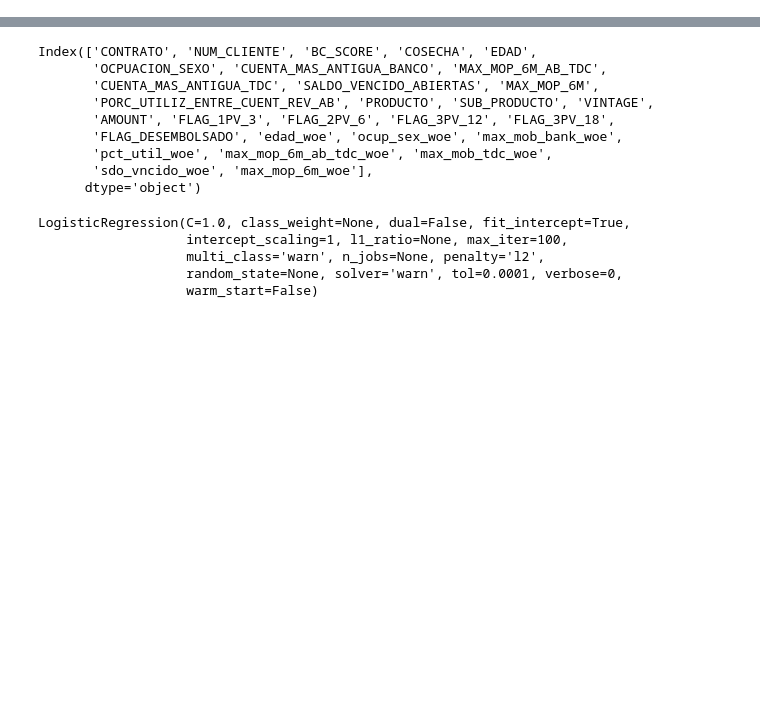
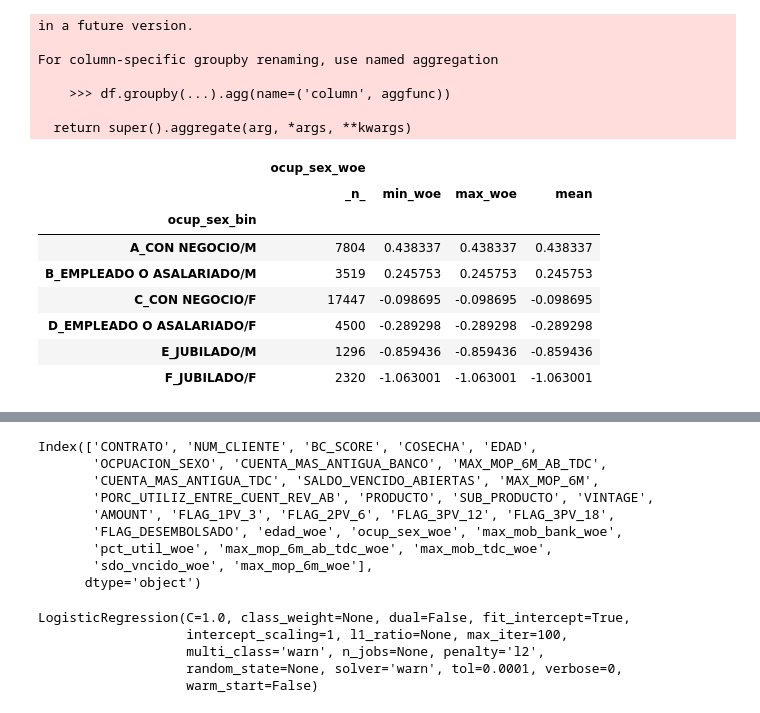
Before and after one commit to MarcoBrac/Test, a Jupyter notebook: test2.ipynb, the cells around one changed output, grey strips where cells are left out. Saved outputs shown, nothing was run; the diff lists cells and outputs as text; code cells hidden in the pictures; blank space fills up the shorter version.

```diff
--- a/test2.ipynb
+++ b/test2.ipynb
@@ -205,0 +330,22 @@ df2.to_csv('tb_modelo_hit_woe')
+# %%
+df2.groupby('ocup_sex_bin').aggregate({'ocup_sex_woe' : {'_n_' : 'count'
+                                    ,'min_woe' : np.min
+                                    ,'max_woe' : np.max
+                                    ,'mean'    : np.mean}})
+# %% [output]
+in a future version.
+
+For column-specific groupby renaming, use named aggregation
+
+    >>> df.groupby(...).agg(name=('column', aggfunc))
+
+  return super().aggregate(arg, *args, **kwargs)
+|  | ocup_sex_woe |  |  |  |
+|  | _n_ | min_woe | max_woe | mean |
+| ocup_sex_bin |  |  |  |  |
+| A_CON NEGOCIO/M | 7804 | 0.438337 | 0.438337 | 0.438337 |
+| B_EMPLEADO O ASALARIADO/M | 3519 | 0.245753 | 0.245753 | 0.245753 |
+| C_CON NEGOCIO/F | 17447 | -0.098695 | -0.098695 | -0.098695 |
+| D_EMPLEADO O ASALARIADO/F | 4500 | -0.289298 | -0.289298 | -0.289298 |
+| E_JUBILADO/M | 1296 | -0.859436 | -0.859436 | -0.859436 |
+| F_JUBILADO/F | 2320 | -1.063001 | -1.063001 | -1.063001 |
```
Also changed, not shown: parts of 45 cells of this notebook.
